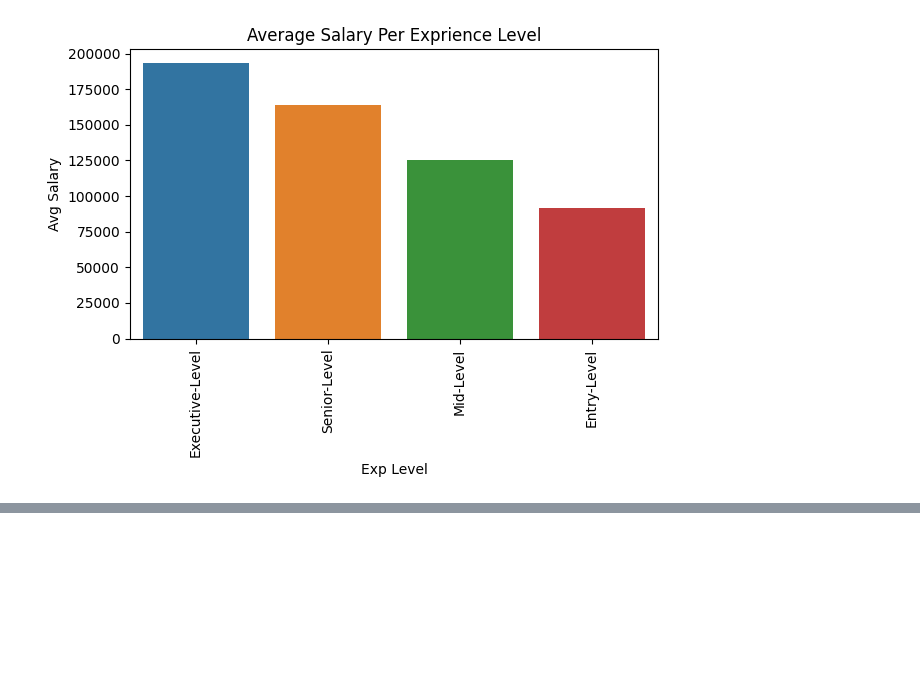
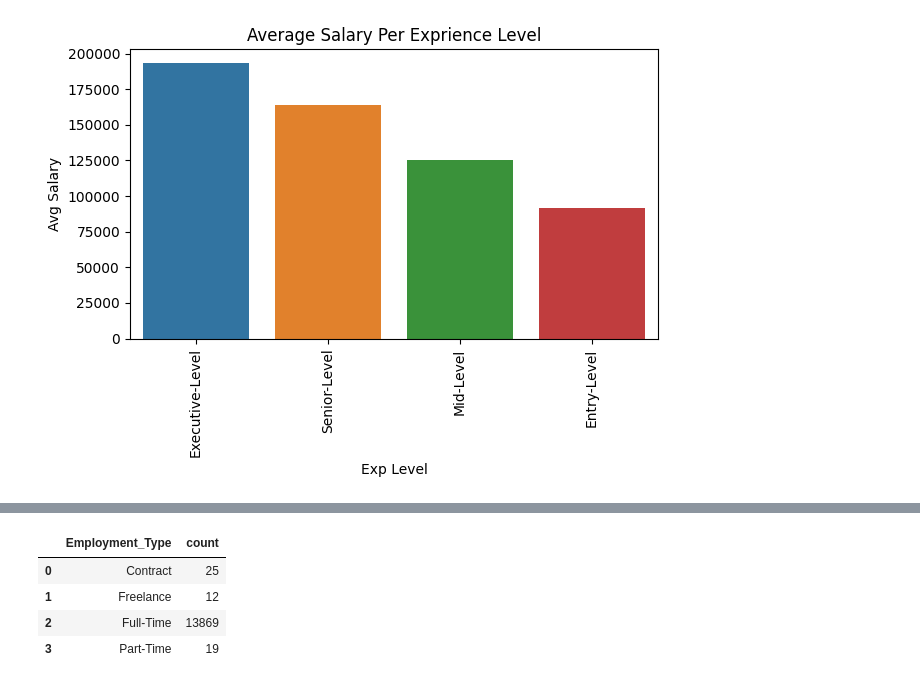
Before and after one commit to eslami200117/Data-Science, a Jupyter notebook: CA2/CA2.ipynb, the cells around one changed output, grey strips where cells are left out. Saved outputs shown, nothing was run; the diff lists cells and outputs as text; code cells hidden in the pictures; blank space fills up the shorter version.

```diff
--- a/CA2/CA2.ipynb
+++ b/CA2/CA2.ipynb
@@ -515,0 +535,9 @@ avg_salary_per_exp_level
+# %%
+employment_type = df2.groupby('Employment_Type').size().to_frame(name= 'count').reset_index()
+employment_type.head(10)
+# %% [output]
+|  | Employment_Type | count |
+| 0 | Contract | 25 |
+| 1 | Freelance | 12 |
+| 2 | Full-Time | 13869 |
+| 3 | Part-Time | 19 |
```
Also changed, not shown: parts of 4 cells of this notebook.
